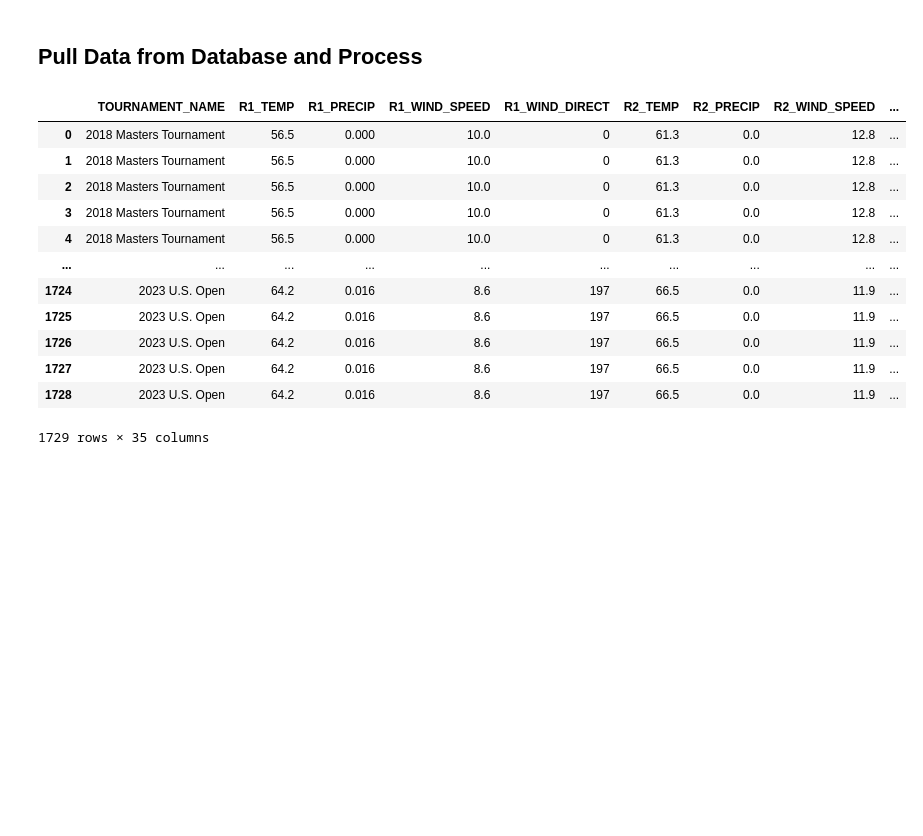
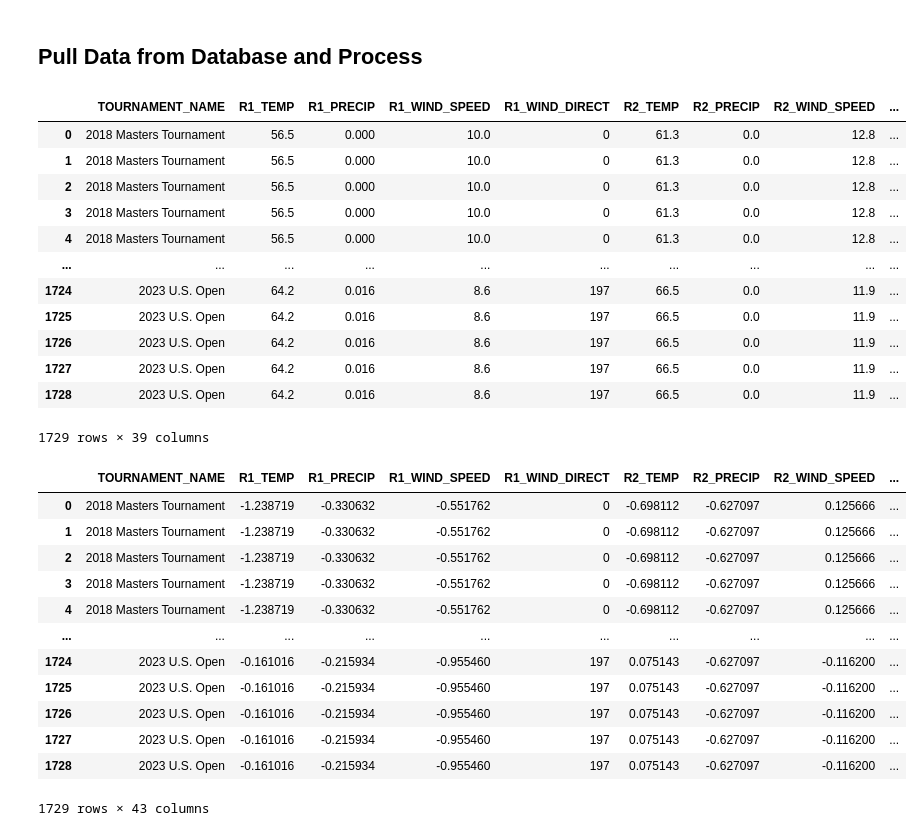
Before and after one commit to nickospelt/PGA_Score_Predictor, a Jupyter notebook: Model Development/stat_to_score_model.ipynb, the cells around one changed output. Saved outputs shown, nothing was run; the diff lists cells and outputs as text; code cells hidden in the pictures; blank space fills up the shorter version.

```diff
--- a/Model Development/stat_to_score_model.ipynb
+++ b/Model Development/stat_to_score_model.ipynb
@@ -30,7 +49,11 @@ player_tournament_query = """SELECT *,
      WHEN UPPER(TOURNAMENT_NAME) LIKE "%THE OPEN%" THEN 3.0
      WHEN UPPER(TOURNAMENT_NAME) LIKE "%PGA%" THEN 4.0
      WHEN UPPER(TOURNAMENT_NAME) LIKE "%PLAYERS%" THEN 5.0
-  END) / 5 AS TOURNAMENT_F
+  END) AS TOURNAMENT_F,
+  (R1_SCORE + R2_SCORE + R3_SCORE + R4_SCORE) AS TOTAL_SCORE,
+  (R1_TEMP + R2_TEMP + R3_TEMP + R4_TEMP) / 4 AS AVG_TEMP,
+  (R1_PRECIP + R2_PRECIP + R3_PRECIP + R4_PRECIP) / 4 AS AVG_PRECIP,
+  (R1_WIND_SPEED + R2_WIND_SPEED + R3_WIND_SPEED + R4_WIND_SPEED) / 4 AS AVG_WIND_SPEED
 FROM PLAYER_TOURNAMENT_RESULTS"""
 
 raw_player_tournament_df = pd.read_sql_query(player_tournament_query, conn)
@@ -48,5 +71,44 @@ raw_player_tournament_df
 | 1726 | 2023 U.S. Open | 64.2 | 0.016 | 8.6 | 197 | 66.5 | 0.0 | 11.9 | ... |
 | 1727 | 2023 U.S. Open | 64.2 | 0.016 | 8.6 | 197 | 66.5 | 0.0 | 11.9 | ... |
 | 1728 | 2023 U.S. Open | 64.2 | 0.016 | 8.6 | 197 | 66.5 | 0.0 | 11.9 | ... |
-1729 rows × 35 columns
+1729 rows × 39 columns
+# %%
+# Create weather feature (Weighted average of temp, precipiation, and wind speed)
+def weather_weighted_average(temp, precip, wind_speed):
+    weights = [0.3, 0.3, 0.4]
+    return (temp * weights[0] + precip * weights[1] + wind_speed * weights[2]) / (weights[0] + weights[1] + weights[2])
+
+scaler = StandardScaler()
+raw_player_tournament_df[['R1_TEMP', 'R1_PRECIP', 'R1_WIND_SPEED',
+'R2_TEMP', 'R2_PRECIP', 'R2_WIND_SPEED',
+'R3_TEMP', 'R3_PRECIP', 'R3_WIND_SPEED',
+'R4_TEMP', 'R4_PRECIP', 'R4_WIND_SPEED']] = scaler.fit_transform(raw_player_tournament_df[['R1_TEMP', 'R1_PRECIP', 'R1_WIND_SPEED',
+'R2_TEMP', 'R2_PRECIP', 'R2_WIND_SPEED',
+'R3_TEMP', 'R3_PRECIP', 'R3_WIND_SPEED',
+'R4_TEMP', 'R4_PRECIP', 'R4_WIND_SPEED']])
+
+raw_player_tournament_df['R1_WEATHER_FACTOR'] = raw_player_tournament_df.apply(lambda row:
+    weather_weighted_average(row['R1_TEMP'], row['R1_PRECIP'], row['R1_WIND_SPEED']), axis=1)
+raw_player_tournament_df['R2_WEATHER_FACTOR'] = raw_player_tournament_df.apply(lambda row:
+    weather_weighted_average(row['R2_TEMP'], row['R2_PRECIP'], row['R2_WIND_SPEED']), axis=1)
+raw_player_tournament_df['R3_WEATHER_FACTOR'] = raw_player_tournament_df.apply(lambda row:
+    weather_weighted_average(row['R3_TEMP'], row['R3_PRECIP'], row['R3_WIND_SPEED']), axis=1)
+raw_player_tournament_df['R4_WEATHER_FACTOR'] = raw_player_tournament_df.apply(lambda row:
+    weather_weighted_average(row['R4_TEMP'], row['R4_PRECIP'], row['R4_WIND_SPEED']), axis=1)
+
+raw_player_tournament_df
+# %% [output]
+|  | TOURNAMENT_NAME | R1_TEMP | R1_PRECIP | R1_WIND_SPEED | R1_WIND_DIRECT | R2_TEMP | R2_PRECIP | R2_WIND_SPEED | ... |
+| 0 | 2018 Masters Tournament | -1.238719 | -0.330632 | -0.551762 | 0 | -0.698112 | -0.627097 | 0.125666 | ... |
+| 1 | 2018 Masters Tournament | -1.238719 | -0.330632 | -0.551762 | 0 | -0.698112 | -0.627097 | 0.125666 | ... |
+| 2 | 2018 Masters Tournament | -1.238719 | -0.330632 | -0.551762 | 0 | -0.698112 | -0.627097 | 0.125666 | ... |
+| 3 | 2018 Masters Tournament | -1.238719 | -0.330632 | -0.551762 | 0 | -0.698112 | -0.627097 | 0.125666 | ... |
+| 4 | 2018 Masters Tournament | -1.238719 | -0.330632 | -0.551762 | 0 | -0.698112 | -0.627097 | 0.125666 | ... |
+| ... | ... | ... | ... | ... | ... | ... | ... | ... | ... |
+| 1724 | 2023 U.S. Open | -0.161016 | -0.215934 | -0.955460 | 197 | 0.075143 | -0.627097 | -0.116200 | ... |
+| 1725 | 2023 U.S. Open | -0.161016 | -0.215934 | -0.955460 | 197 | 0.075143 | -0.627097 | -0.116200 | ... |
+| 1726 | 2023 U.S. Open | -0.161016 | -0.215934 | -0.955460 | 197 | 0.075143 | -0.627097 | -0.116200 | ... |
+| 1727 | 2023 U.S. Open | -0.161016 | -0.215934 | -0.955460 | 197 | 0.075143 | -0.627097 | -0.116200 | ... |
+| 1728 | 2023 U.S. Open | -0.161016 | -0.215934 | -0.955460 | 197 | 0.075143 | -0.627097 | -0.116200 | ... |
+1729 rows × 43 columns
 # %%
```
Also changed, not shown: parts of 14 cells of this notebook, 6 other files.
